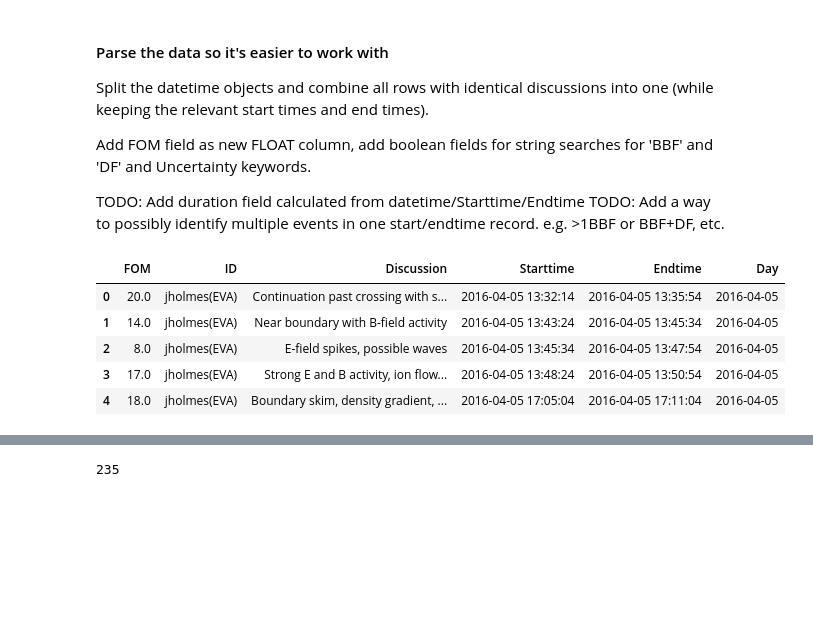
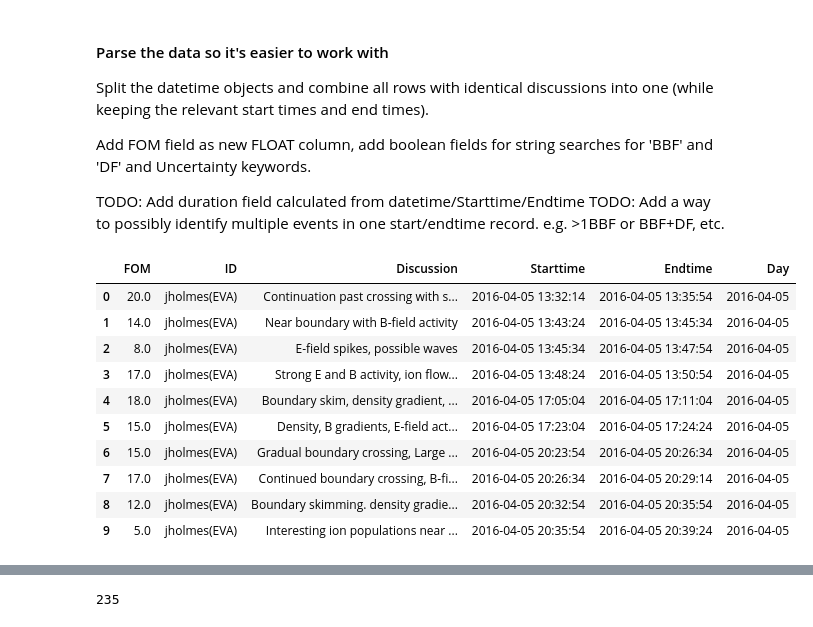
Before and after one commit to heliohackweek/mms_data_hunt, a Jupyter notebook: memes/example_sitl_read.ipynb, the cells around one changed output, grey strips where cells are left out. Saved outputs shown, nothing was run; the diff lists cells and outputs as text; code cells hidden in the pictures; blank space fills up the shorter version.

```diff
--- a/memes/example_sitl_read.ipynb
+++ b/memes/example_sitl_read.ipynb
@@ -63,16 +68,21 @@ TODO: Add a way to possibly identify multiple events in one start/endtime record
 # %%
 #Initial parsing
 reports_df = retrieve_sitl.parse_times(reports_df)
 reports_df = reports_df.drop(columns='datetime') # Don't re-run this cell
 reports_df = retrieve_sitl.combine_rows(reports_df)
-reports_df.head(5)
+reports_df.head(10)
 # %% [output]
 |  | FOM | ID | Discussion | Starttime | Endtime | Day |
 | 0 | 20.0 | jholmes(EVA) | Continuation past crossing with s... | 2016-04-05 13:32:14 | 2016-04-05 13:35:54 | 2016-04-05 |
 | 1 | 14.0 | jholmes(EVA) | Near boundary with B-field activity | 2016-04-05 13:43:24 | 2016-04-05 13:45:34 | 2016-04-05 |
 | 2 | 8.0 | jholmes(EVA) | E-field spikes, possible waves | 2016-04-05 13:45:34 | 2016-04-05 13:47:54 | 2016-04-05 |
 | 3 | 17.0 | jholmes(EVA) | Strong E and B activity, ion flow... | 2016-04-05 13:48:24 | 2016-04-05 13:50:54 | 2016-04-05 |
 | 4 | 18.0 | jholmes(EVA) | Boundary skim, density gradient, ... | 2016-04-05 17:05:04 | 2016-04-05 17:11:04 | 2016-04-05 |
+| 5 | 15.0 | jholmes(EVA) | Density, B gradients, E-field act... | 2016-04-05 17:23:04 | 2016-04-05 17:24:24 | 2016-04-05 |
+| 6 | 15.0 | jholmes(EVA) | Gradual boundary crossing, Large ... | 2016-04-05 20:23:54 | 2016-04-05 20:26:34 | 2016-04-05 |
+| 7 | 17.0 | jholmes(EVA) | Continued boundary crossing, B-fi... | 2016-04-05 20:26:34 | 2016-04-05 20:29:14 | 2016-04-05 |
+| 8 | 12.0 | jholmes(EVA) | Boundary skimming. density gradie... | 2016-04-05 20:32:54 | 2016-04-05 20:35:54 | 2016-04-05 |
+| 9 | 5.0 | jholmes(EVA) | Interesting ion populations near ... | 2016-04-05 20:35:54 | 2016-04-05 20:39:24 | 2016-04-05 |
 # %%
 # More parsing -- code could be optimized
 
```
Also changed, not shown: parts of 2 cells of this notebook.
